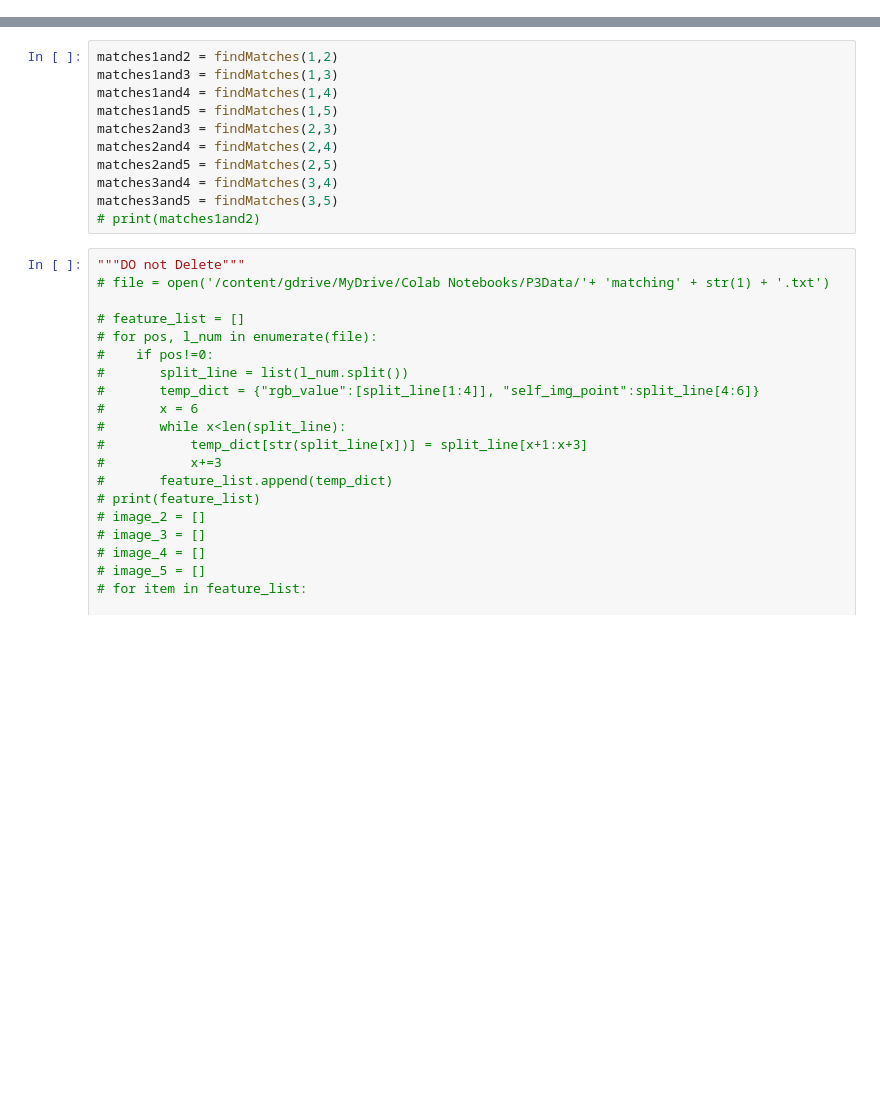
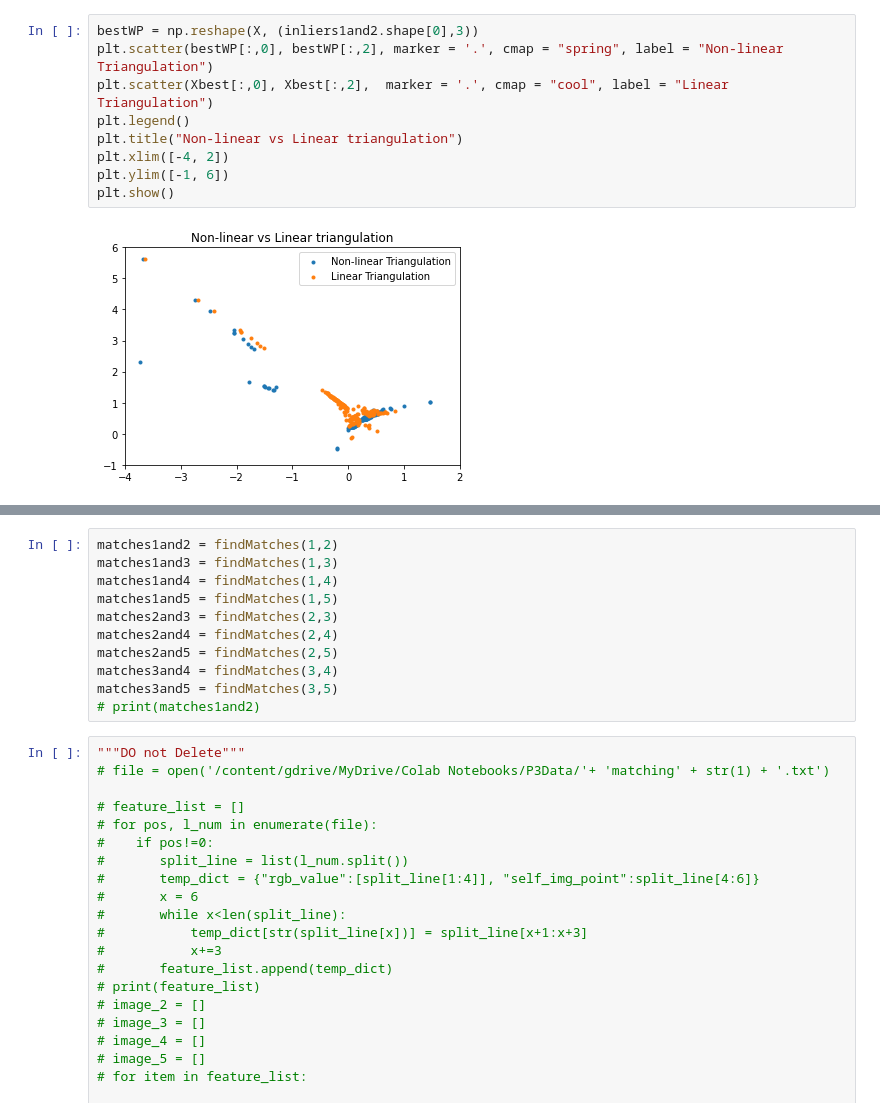
Before and after one commit to venk221/SfM, a Jupyter notebook: SfM_try1.ipynb, the cells around one changed output, grey strips where cells are left out. Cells and saved outputs as stored; diff of their text form; blank space fills up the shorter version.

```diff
--- a/SfM_try1.ipynb
+++ b/SfM_try1.ipynb
@@ -398,0 +505,11 @@ def DisambiguateCameraPose(C_all, R_all, X_all):
+# %%
+bestWP = np.reshape(X, (inliers1and2.shape[0],3))
+plt.scatter(bestWP[:,0], bestWP[:,2], marker = '.', cmap = "spring", label = "Non-linear Triangulation")
+plt.scatter(Xbest[:,0], Xbest[:,2],  marker = '.', cmap = "cool", label = "Linear Triangulation")
+plt.legend()
+plt.title("Non-linear vs Linear triangulation")
+plt.xlim([-4, 2])
+plt.ylim([-1, 6])
+plt.show()
+# %% [output]
+[figure, added]
```
Also changed, not shown: parts of 8 cells of this notebook.
